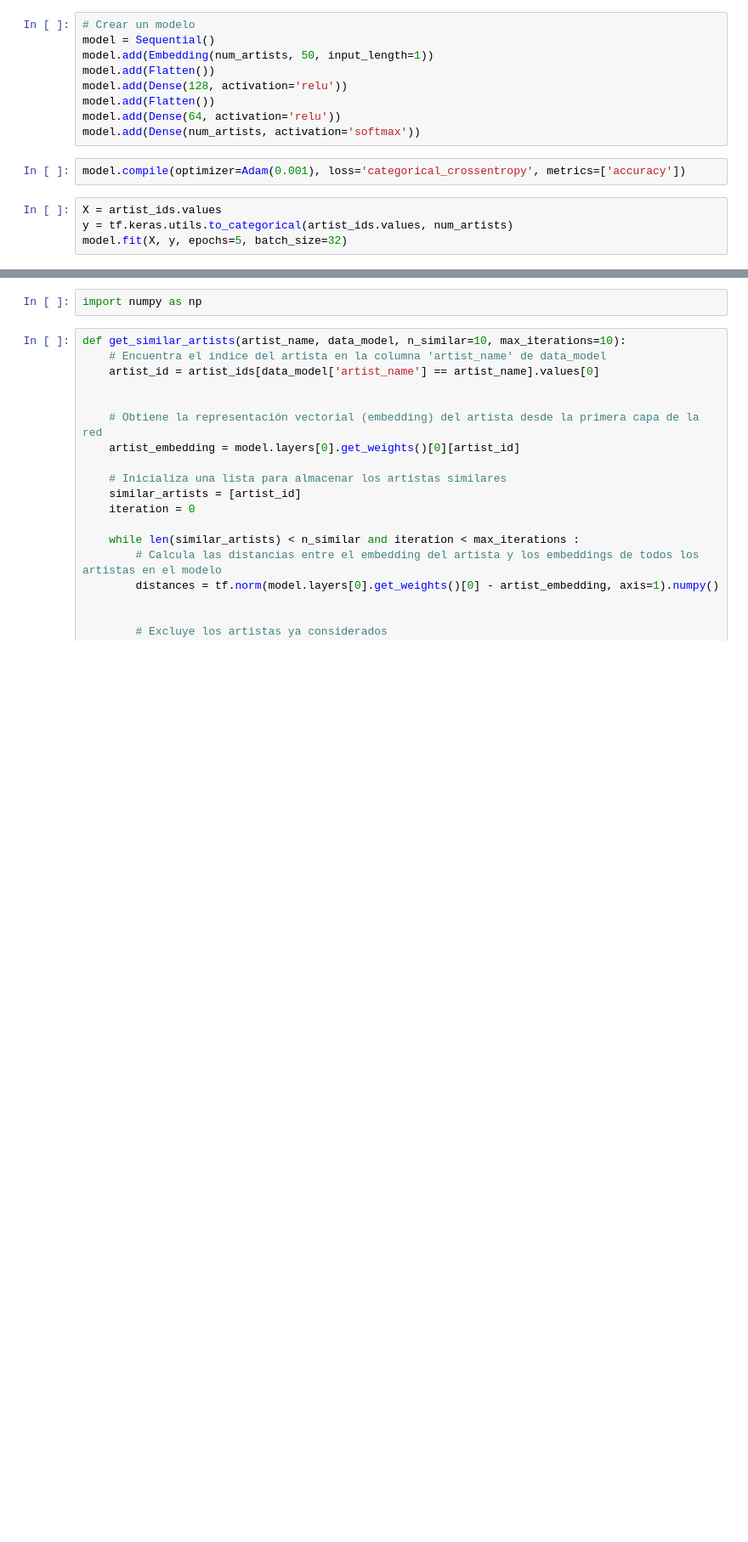
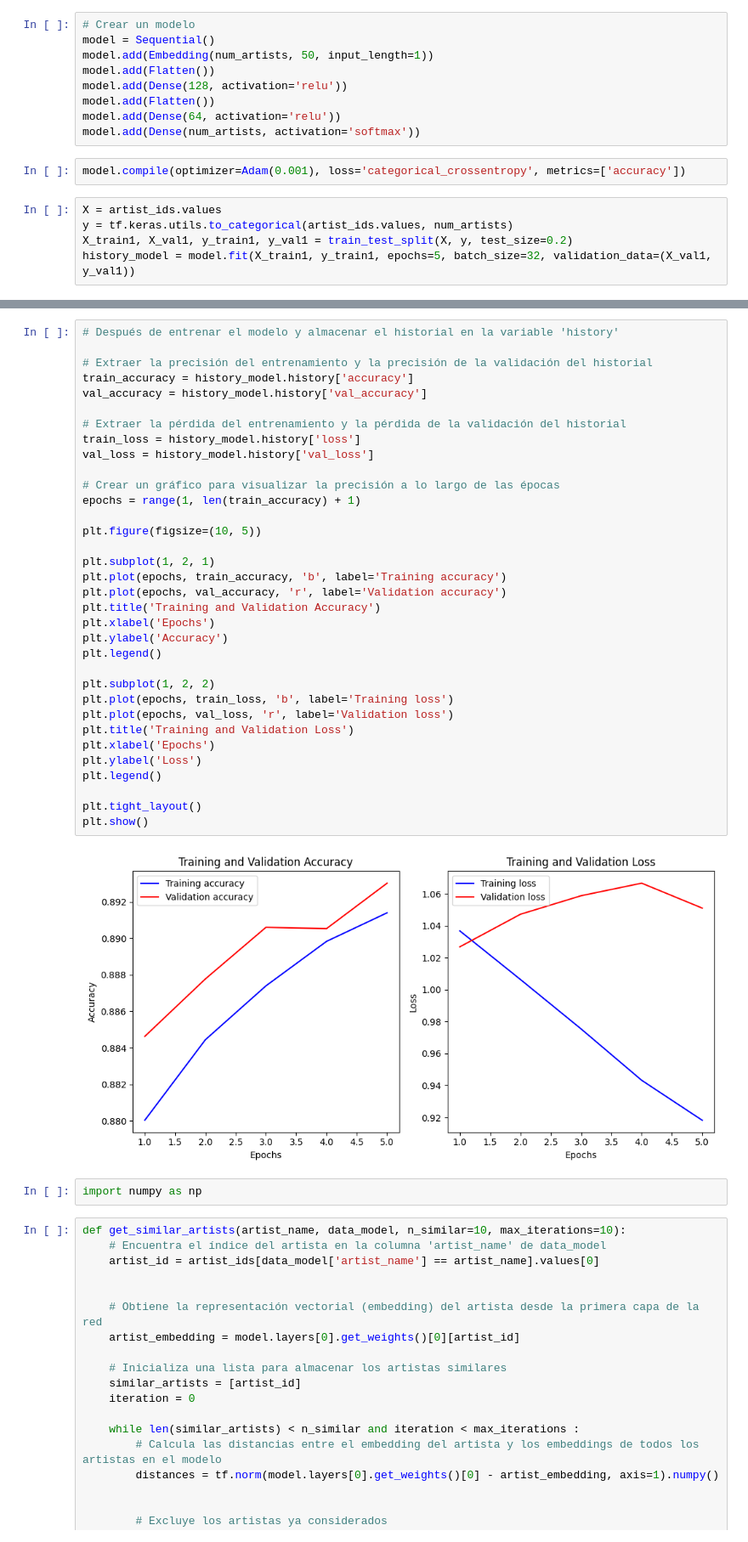
Before and after one commit to IPablo271/Proyecto-Data, a Jupyter notebook: Proyecto.ipynb, the cells around one changed output, grey strips where cells are left out. Shown at 85% size. Saved outputs shown, nothing was run; the diff lists cells and outputs as text; blank space fills up the shorter version.

Commit message:
Imagenes_rendimiento, Modelo2, api Modelo2

```diff
--- a/Proyecto.ipynb
+++ b/Proyecto.ipynb
@@ -671,6 +672,7 @@ model.compile(optimizer=Adam(0.001), loss='categorical_crossentropy', metrics=['
 # %%
 X = artist_ids.values
 y = tf.keras.utils.to_categorical(artist_ids.values, num_artists)
-model.fit(X, y, epochs=5, batch_size=32)
+X_train1, X_val1, y_train1, y_val1 = train_test_split(X, y, test_size=0.2)
+history_model = model.fit(X_train1, y_train1, epochs=5, batch_size=32, validation_data=(X_val1, y_val1))
 # %% [output]
 Epoch 1/5
@@ -687,3 +699,39 @@ Epoch 5/5
+# %%
+# Después de entrenar el modelo y almacenar el historial en la variable 'history'
+
+# Extraer la precisión del entrenamiento y la precisión de la validación del historial
+train_accuracy = history_model.history['accuracy']
+val_accuracy = history_model.history['val_accuracy']
+
+# Extraer la pérdida del entrenamiento y la pérdida de la validación del historial
+train_loss = history_model.history['loss']
+val_loss = history_model.history['val_loss']
+
+# Crear un gráfico para visualizar la precisión a lo largo de las épocas
+epochs = range(1, len(train_accuracy) + 1)
+
+plt.figure(figsize=(10, 5))
+
+plt.subplot(1, 2, 1)
+plt.plot(epochs, train_accuracy, 'b', label='Training accuracy')
+plt.plot(epochs, val_accuracy, 'r', label='Validation accuracy')
+plt.title('Training and Validation Accuracy')
+plt.xlabel('Epochs')
+plt.ylabel('Accuracy')
+plt.legend()
+
+plt.subplot(1, 2, 2)
+plt.plot(epochs, train_loss, 'b', label='Training loss')
+plt.plot(epochs, val_loss, 'r', label='Validation loss')
+plt.title('Training and Validation Loss')
+plt.xlabel('Epochs')
+plt.ylabel('Loss')
+plt.legend()
+
+plt.tight_layout()
+plt.show()
+# %% [output]
+[figure, added]
 # %%
 import numpy as np
 # %%
```
Also changed, not shown: parts of 15 cells of this notebook, 5 other files.
